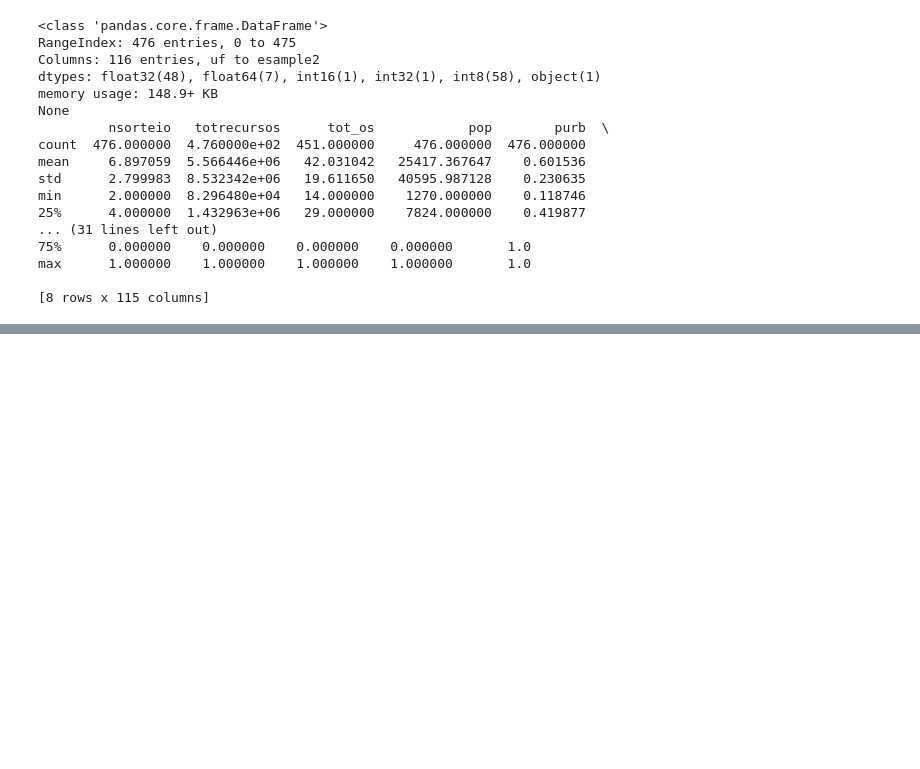
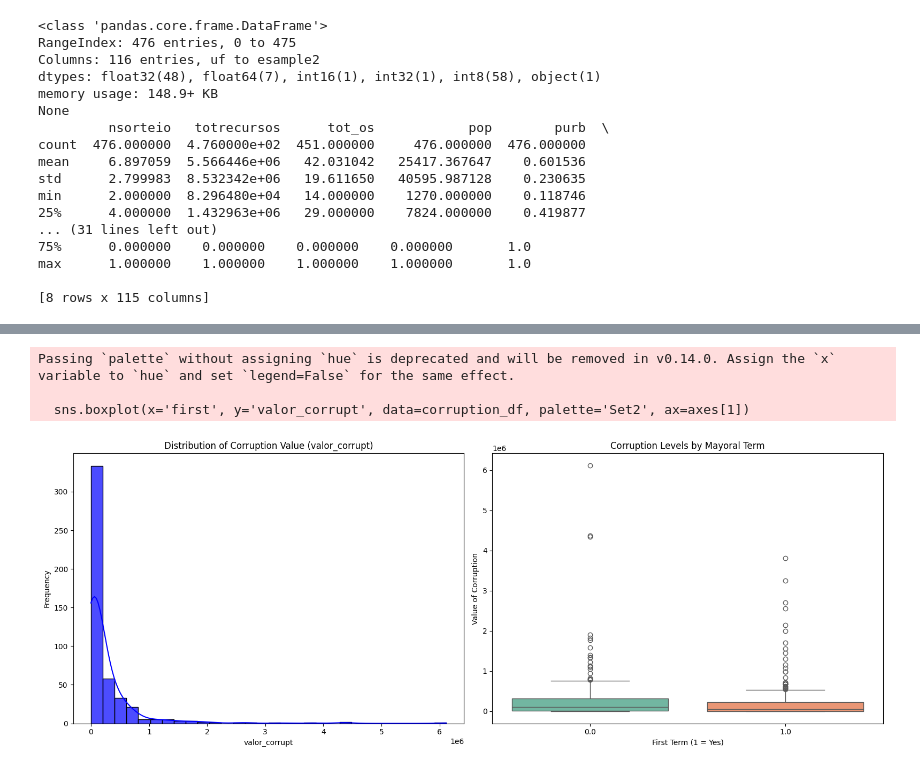
Before and after one commit to TestonMonday/ECON4140, a Jupyter notebook: priliminary analysis.ipynb, the cells around one changed output, grey strips where cells are left out. Cells and saved outputs as stored; diff of their text form; code cells hidden in the pictures; blank space fills up the shorter version.

```diff
--- a/priliminary analysis.ipynb
+++ b/priliminary analysis.ipynb
@@ -97,0 +115,23 @@ Passing `palette` without assigning `hue` is deprecated and will be removed in v
+# %%
+fig, axes = plt.subplots(1, 2, figsize=(16, 6))  # 1 row, 2 columns
+
+# Histogram of corruption measures
+sns.histplot(corruption_df['valor_corrupt'], bins=30, kde=True, color='blue', alpha=0.7, ax=axes[0])
+axes[0].set_title('Distribution of Corruption Value (valor_corrupt)')
+axes[0].set_xlabel('valor_corrupt')
+axes[0].set_ylabel('Frequency')
+
+# Boxplot of corruption measures by treatment
+sns.boxplot(x='first', y='valor_corrupt', data=corruption_df, palette='Set2', ax=axes[1])
+axes[1].set_title('Corruption Levels by Mayoral Term')
+axes[1].set_xlabel('First Term (1 = Yes)')
+axes[1].set_ylabel('Value of Corruption')
+
+# Adjust layout and display
+plt.tight_layout()
+plt.show()
+# %% [output]
+Passing `palette` without assigning `hue` is deprecated and will be removed in v0.14.0. Assign the `x` variable to `hue` and set `legend=False` for the same effect.
+
+  sns.boxplot(x='first', y='valor_corrupt', data=corruption_df, palette='Set2', ax=axes[1])
+[figure, added]
```
Also changed, not shown: parts of 4 cells of this notebook, 1 other file.
